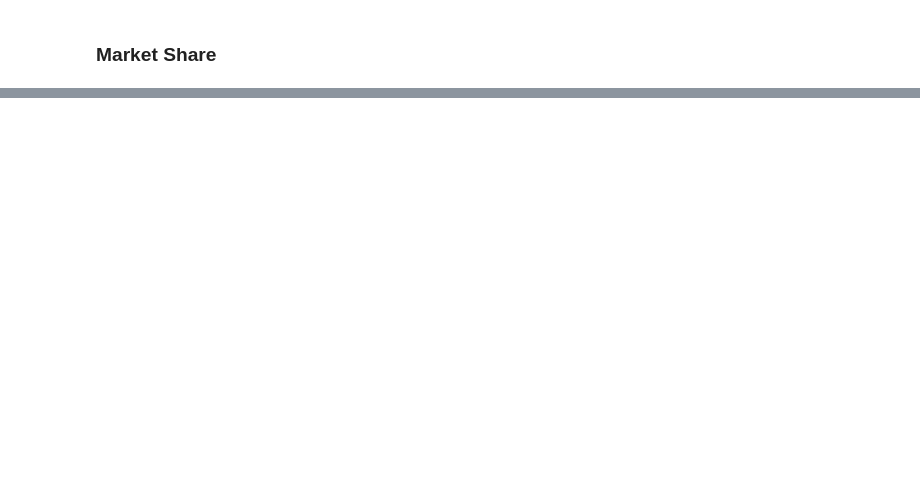
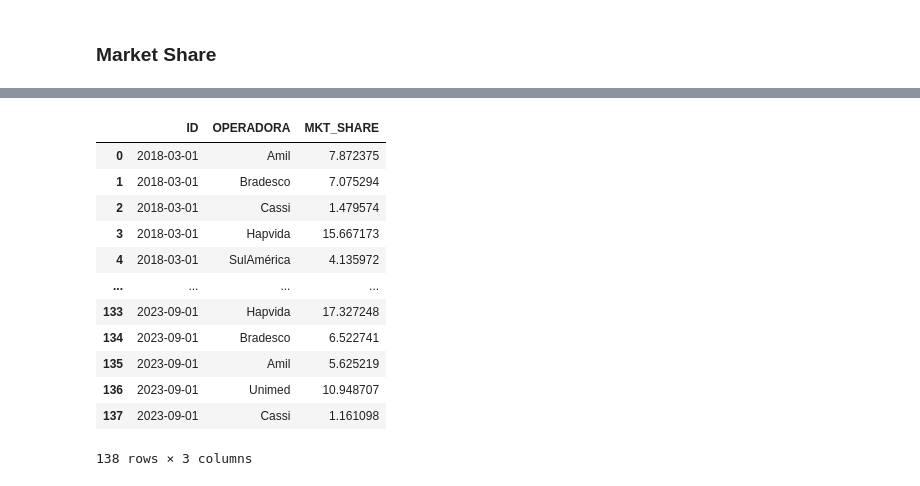
Before and after one commit to ianaraujo/ipcap-hapvida, a Jupyter notebook: beneficiarios.ipynb, the cells around one changed output, grey strips where cells are left out. Saved outputs shown, nothing was run; the diff lists cells and outputs as text; code cells hidden in the pictures; blank space fills up the shorter version.

```diff
--- a/beneficiarios.ipynb
+++ b/beneficiarios.ipynb
@@ -117,0 +276,22 @@ Porcentagem de planos Hapvida: 7.65%
+# %%
+share_operadoras = pd.DataFrame([(key, *key_pair) for key, value in dict.items() for key_pair in value.items()], columns=['ID', 'OPERADORA', 'MKT_SHARE'])
+
+share_operadoras = share_operadoras.loc[share_operadoras['OPERADORA'] != 'Outros', :].copy()
+share_operadoras['ID'] = share_operadoras['ID'].apply(lambda x: datetime.strptime(x, "%Y%m"))
+share_operadoras = share_operadoras.sort_values(by='ID').reset_index(drop=True)
+
+share_operadoras
+# %% [output]
+|  | ID | OPERADORA | MKT_SHARE |
+| 0 | 2018-03-01 | Amil | 7.872375 |
+| 1 | 2018-03-01 | Bradesco | 7.075294 |
+| 2 | 2018-03-01 | Cassi | 1.479574 |
+| 3 | 2018-03-01 | Hapvida | 15.667173 |
+| 4 | 2018-03-01 | SulAmérica | 4.135972 |
+| ... | ... | ... | ... |
+| 133 | 2023-09-01 | Hapvida | 17.327248 |
+| 134 | 2023-09-01 | Bradesco | 6.522741 |
+| 135 | 2023-09-01 | Amil | 5.625219 |
+| 136 | 2023-09-01 | Unimed | 10.948707 |
+| 137 | 2023-09-01 | Cassi | 1.161098 |
+138 rows × 3 columns
```
Also changed, not shown: parts of 20 cells of this notebook, 4 other files.
